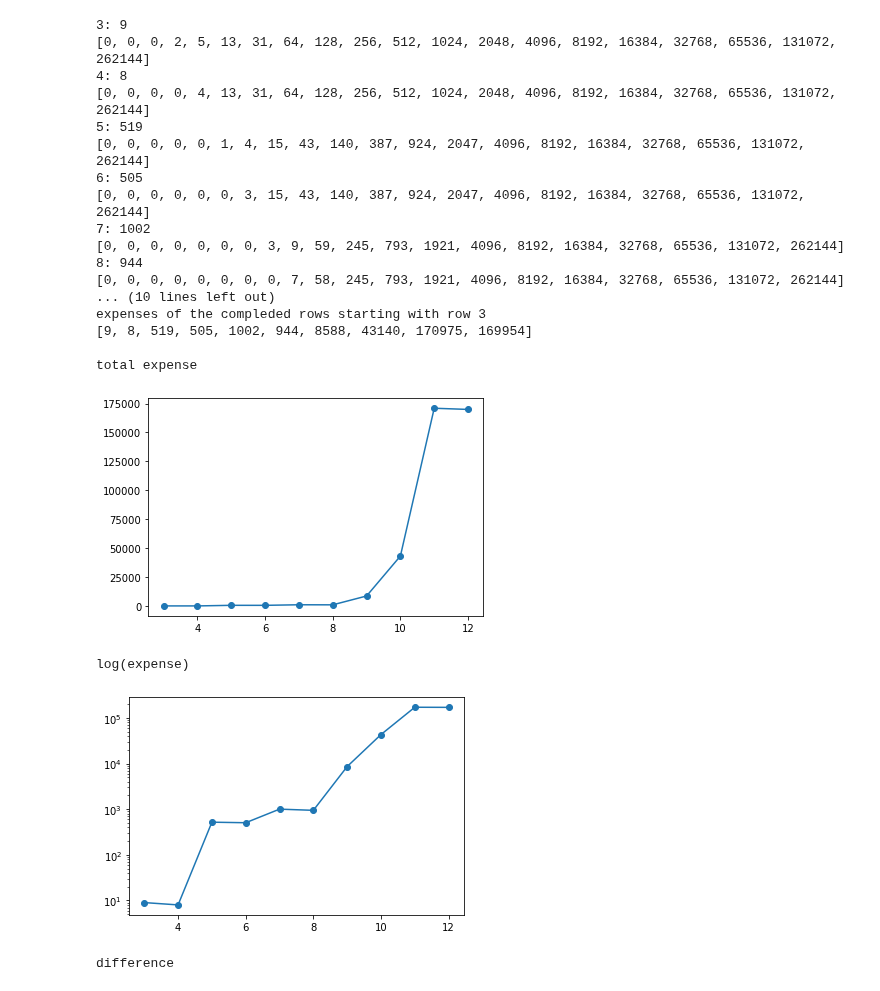
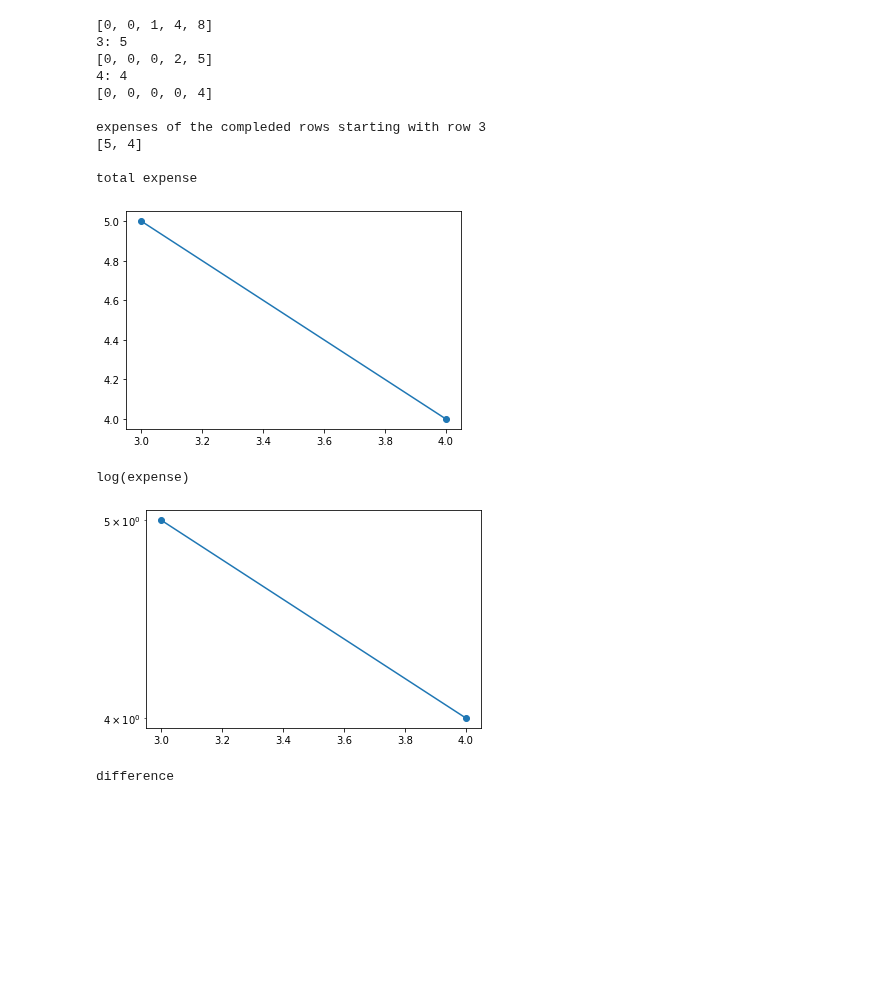
Before and after one commit to Sultanow/collatz, a Jupyter notebook: 01 Graph Theory/Python/notebook/aberkane_tree_networkx_expense.ipynb, the cells around one changed output. Saved outputs shown, nothing was run; the diff lists cells and outputs as text; code cells hidden in the pictures; blank space fills up the shorter version.

```diff
--- a/01 Graph Theory/Python/notebook/aberkane_tree_networkx_expense.ipynb
+++ b/01 Graph Theory/Python/notebook/aberkane_tree_networkx_expense.ipynb
@@ -122,7 +122,8 @@ def getCounter(rowStartLabel, value):
 # %%
 # Change n to choose size of Tree
 
-n=20
+n=5
+
 
 expenses = []
 rows = []
@@ -136,6 +137,8 @@ rowStartLabel = []
 saveArrInfo = []
 arrInfo, saveArrInfo, rowStartLabel = setStartArr(n)
 counter = 0
+
+print(arrInfo)
 
 while len(proven) > 0:
     proven.sort()
@@ -224,48 +227,43 @@ while len(proven) > 0:
         else:
             proven.remove(i)
 
 dif = []
 for i in range(0,len(expenses)):
     if i == 0:
         dif.append(expenses[i])
     else:
         dif.append(expenses[i] - expenses[i-1])
 
 print()
 print("expenses of the compleded rows starting with row 3")
 print(expenses)
 print()
 print("total expense")
 plt.plot(rows, expenses, marker = 'o', linestyle = 'solid')
 plt.show()
+plt.savefig("expanses.png",dpi=300)
 print()
 print("log(expense)")
 plt.yscale('log')
 plt.plot(rows, expenses, marker = 'o', linestyle = 'solid')
 plt.show()
+plt.savefig("expanses_log2.png",dpi=300)
 print()
 print("difference")
 plt.plot(rows, dif, marker = 'o', linestyle = 'solid')
 plt.show()
 # %% [output]
-3: 9
-[0, 0, 0, 2, 5, 13, 31, 64, 128, 256, 512, 1024, 2048, 4096, 8192, 16384, 32768, 65536, 131072, 262144]
-4: 8
-[0, 0, 0, 0, 4, 13, 31, 64, 128, 256, 512, 1024, 2048, 4096, 8192, 16384, 32768, 65536, 131072, 262144]
-5: 519
-[0, 0, 0, 0, 0, 1, 4, 15, 43, 140, 387, 924, 2047, 4096, 8192, 16384, 32768, 65536, 131072, 262144]
-6: 505
-[0, 0, 0, 0, 0, 0, 3, 15, 43, 140, 387, 924, 2047, 4096, 8192, 16384, 32768, 65536, 131072, 262144]
-7: 1002
-[0, 0, 0, 0, 0, 0, 0, 3, 9, 59, 245, 793, 1921, 4096, 8192, 16384, 32768, 65536, 131072, 262144]
-8: 944
-[0, 0, 0, 0, 0, 0, 0, 0, 7, 58, 245, 793, 1921, 4096, 8192, 16384, 32768, 65536, 131072, 262144]
-... (10 lines left out)
+[0, 0, 1, 4, 8]
+3: 5
+[0, 0, 0, 2, 5]
+4: 4
+[0, 0, 0, 0, 4]
+
 expenses of the compleded rows starting with row 3
-[9, 8, 519, 505, 1002, 944, 8588, 43140, 170975, 169954]
+[5, 4]
 
 total expense
-[figure, old version]
+[figure, new version]
 log(expense)
-[figure, old version]
+[figure, new version]
 difference
```
Also changed, not shown: parts of 16 cells of this notebook.
